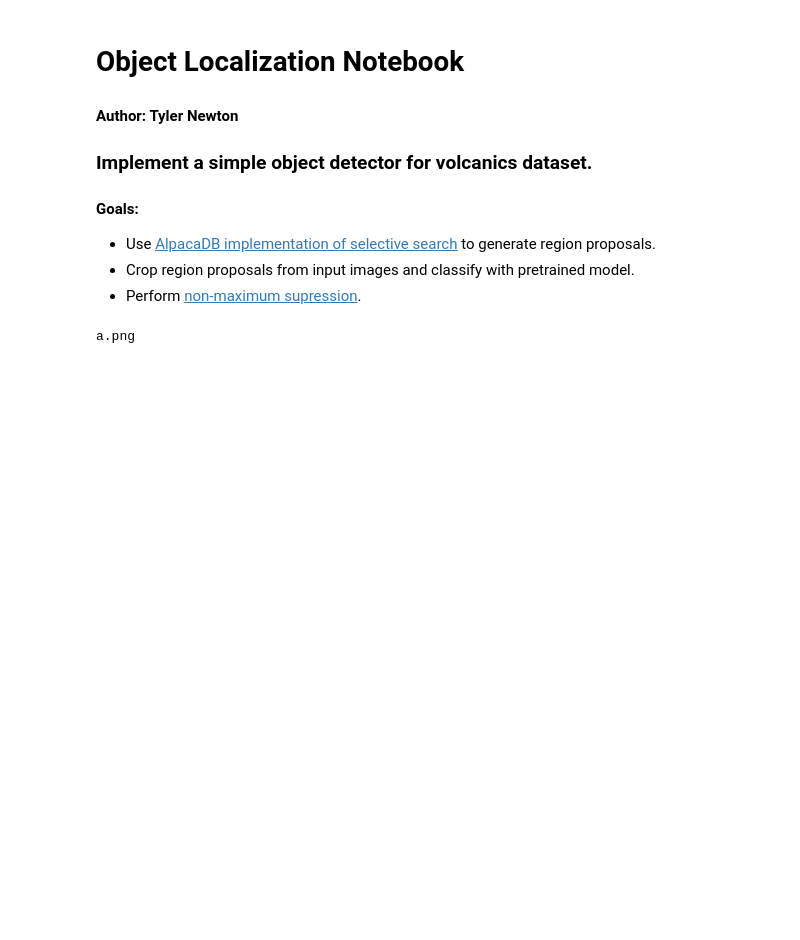
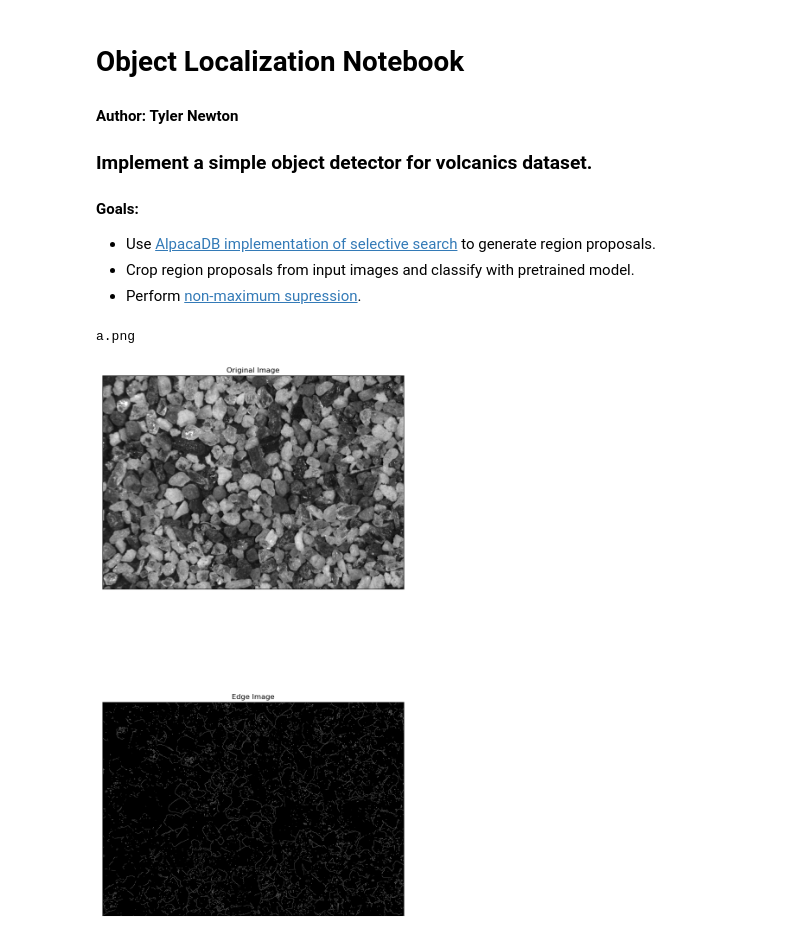
Before and after one commit to tjnewton/computer-vision, a Jupyter notebook: object_localization.ipynb, the cells around one changed output. Drawn from its saved outputs; the diff is of its cells as text; code cells hidden in the pictures; blank space fills up the shorter version.

Commit message:
add Canny object detection

```diff
--- a/object_localization.ipynb
+++ b/object_localization.ipynb
@@ -45,6 +45,31 @@ for _, _, files in os.walk(images_dir):
             img.save(output_path)
 # %% [output]
 a.png
+# %%
+# # # # # # # # # # # # # # # # # # # # # # # # # # # # # # # # # # # # # # # # # #
+# # # # # # # # # # # # # # # Canny edge detection # # # # # # # # # # # # # # # #
+# # # # # # # # # # # # # # # # # # # # # # # # # # # # # # # # # # # # # # # # # #
+
+# https://docs.opencv.org/3.4/da/d22/tutorial_py_canny.html
+
+import numpy as np
+import cv2 as cv
+from matplotlib import pyplot as plt
+
+# read image
+img = cv.imread('/Users/human/Dropbox/Research/ML_image_classification/notebooks/particles/originals/a.png',0)
+# get edges from Canny edge detector
+edges = cv.Canny(img, 130, 151, 3)
+
+# plot the original and edges
+plt.rcParams["figure.figsize"] = (9,18)
+plt.subplot(211),plt.imshow(img,cmap = 'gray')
+plt.title('Original Image'), plt.xticks([]), plt.yticks([])
+plt.subplot(212),plt.imshow(edges,cmap = 'gray')
+plt.title('Edge Image'), plt.xticks([]), plt.yticks([])
+plt.show()
+# %% [output]
+[figure, added]
 # %%
 # # # # # # # # # # # # # # # # # # # # # # # # # # # # # # # # # # # # # # # # # #
 # # # # # # # # # # # # # # Implement Selective Search # # # # # # # # # # # # # #
```
